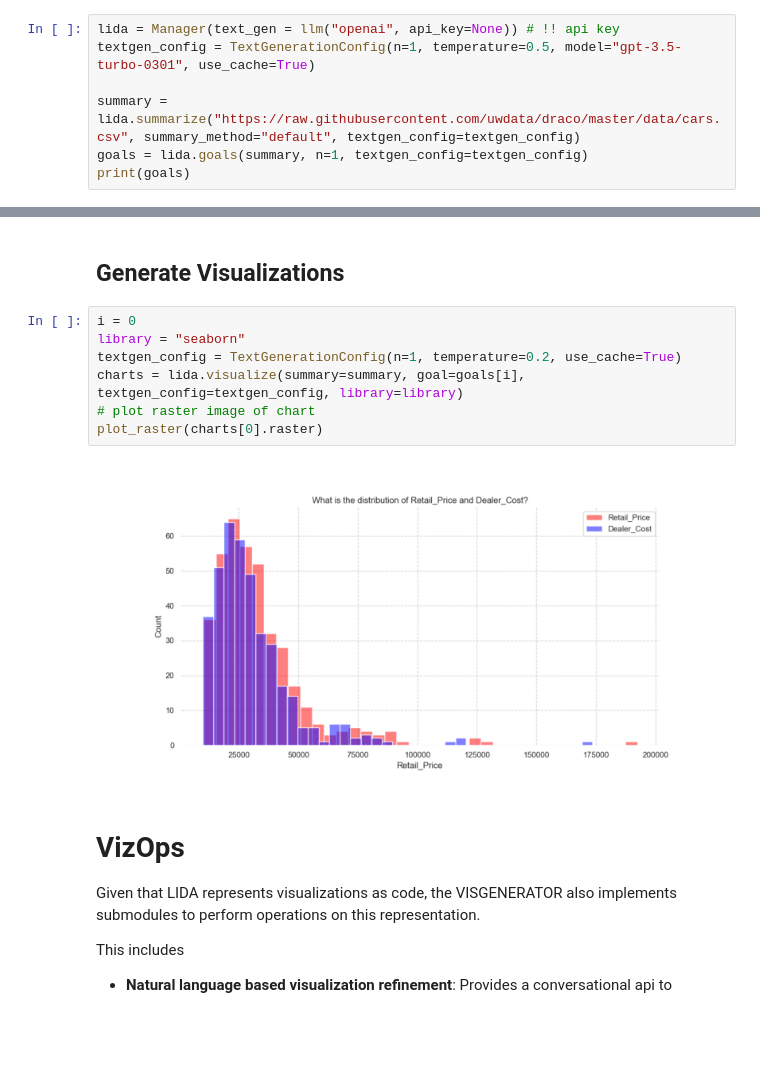
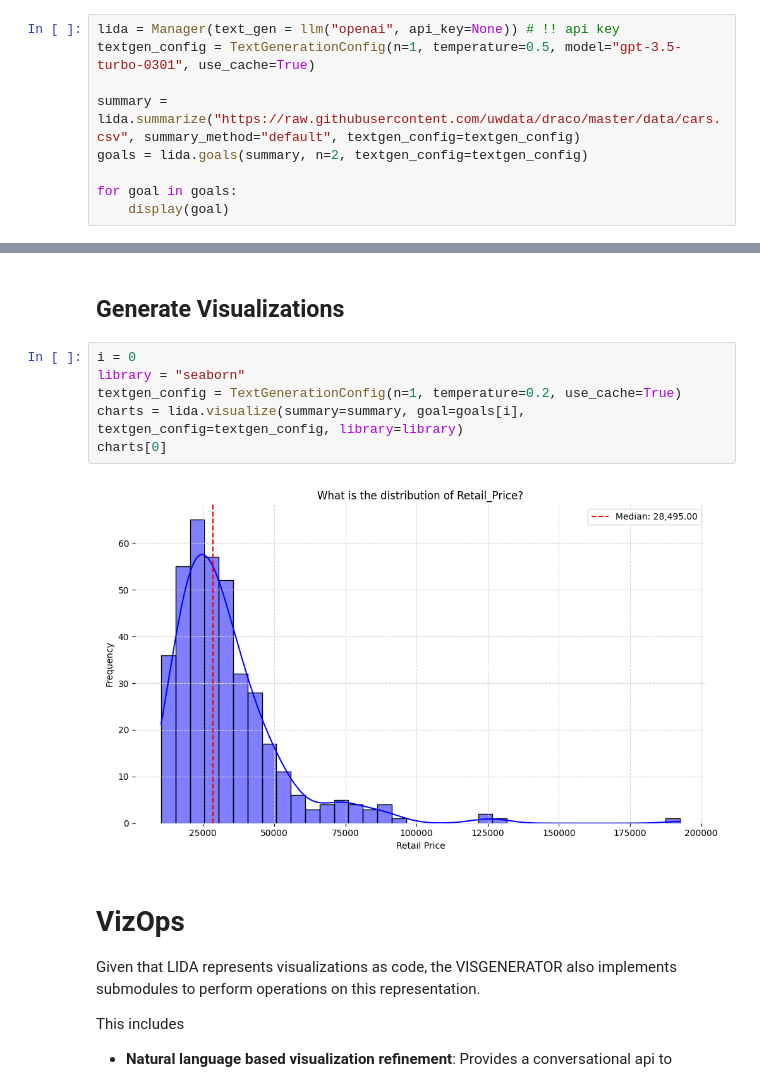
Before and after one commit to microsoft/lida, a Jupyter notebook: notebooks/tutorial.ipynb, the cells around one changed output, grey strips where cells are left out. Drawn from its saved outputs; the diff is of its cells as text; blank space fills up the shorter version.

```diff
--- a/notebooks/tutorial.ipynb
+++ b/notebooks/tutorial.ipynb
@@ -54,6 +53,8 @@ lida = Manager(text_gen = llm("openai", api_key=None)) # !! api key
 textgen_config = TextGenerationConfig(n=1, temperature=0.5, model="gpt-3.5-turbo-0301", use_cache=True)
 
 summary = lida.summarize("https://raw.githubusercontent.com/uwdata/draco/master/data/cars.csv", summary_method="default", textgen_config=textgen_config)
-goals = lida.goals(summary, n=1, textgen_config=textgen_config)
-print(goals)
+goals = lida.goals(summary, n=2, textgen_config=textgen_config)
+
+for goal in goals:
+    display(goal)
 # %% [output]
@@ -63,12 +79,11 @@ print(goals)
 # %%
 i = 0
 library = "seaborn"
 textgen_config = TextGenerationConfig(n=1, temperature=0.2, use_cache=True)
 charts = lida.visualize(summary=summary, goal=goals[i], textgen_config=textgen_config, library=library)
-# plot raster image of chart
-plot_raster(charts[0].raster)
+charts[0]
 # %% [output]
-[figure, old version]
+[figure, new version]
 # %% [markdown]
 # VizOps
 
```
Also changed, not shown: parts of 8 cells of this notebook.
